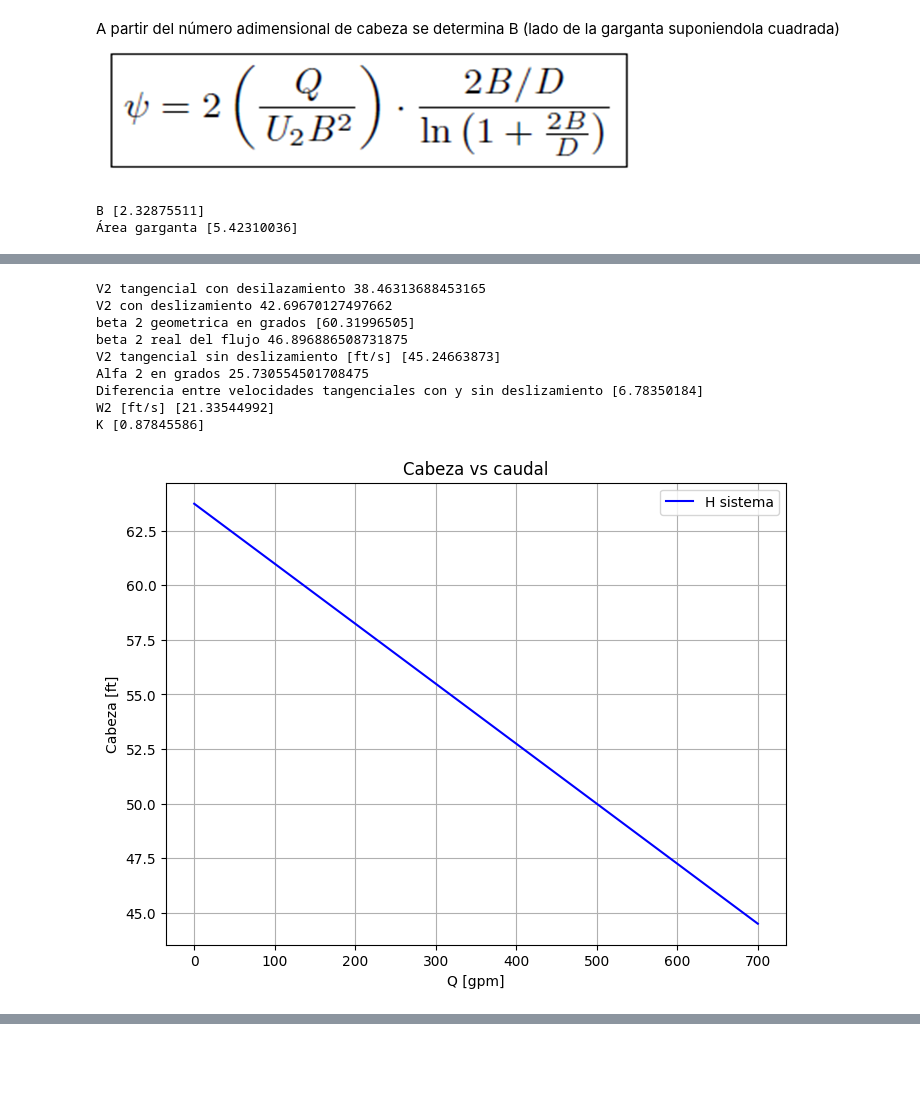
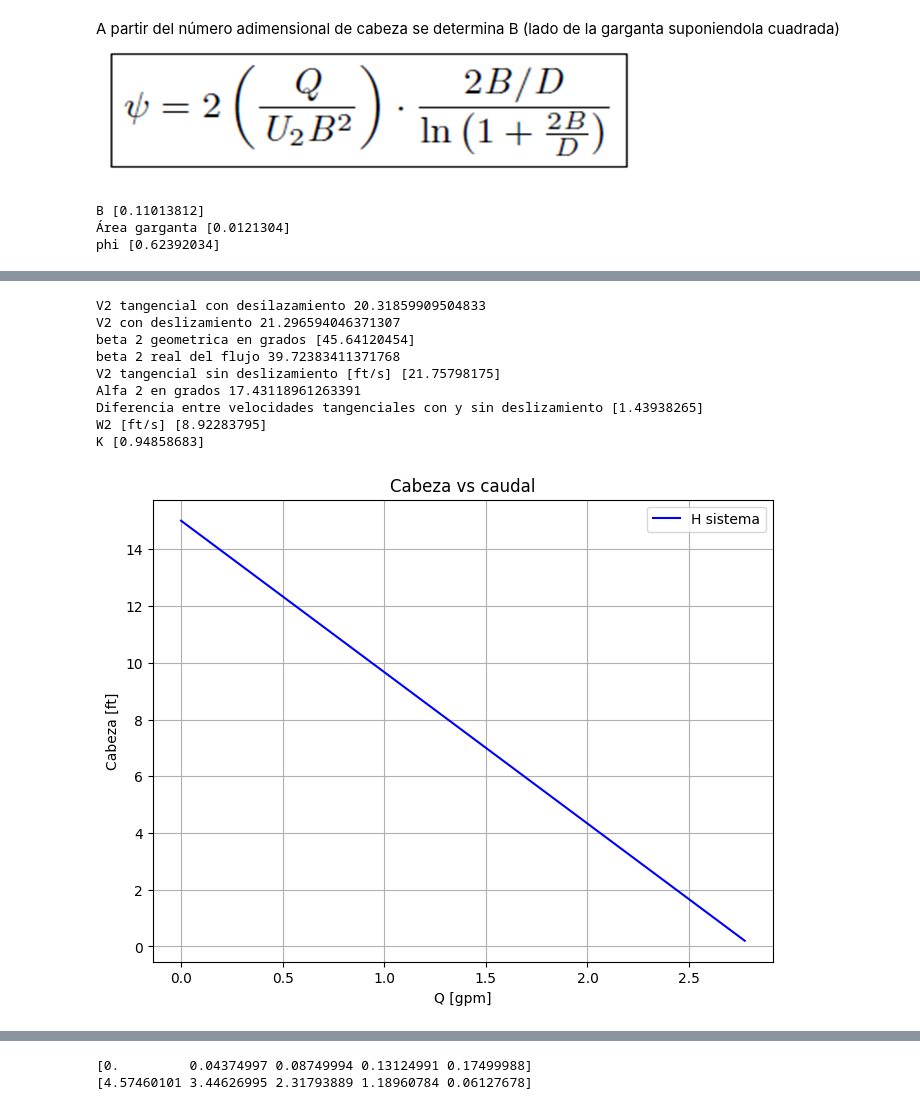
Before and after one commit to niardilav/Proyecto-Turbo, a Jupyter notebook: Ejemplo_diseño.ipynb, the cells around one changed output, grey strips where cells are left out. Cells and saved outputs as stored; diff of their text form; code cells hidden in the pictures; blank space fills up the shorter version.

Commit message:
Analisis casi listo de tuberias, hace faltan perdidas por accesorios, revisión de desempeño de bomba para datos reales

```diff
--- a/Ejemplo_diseño.ipynb
+++ b/Ejemplo_diseño.ipynb
@@ -88,7 +95,7 @@ Nsd 2140.572807004898
 Se usa el diagrama de eficiencia vs Nsd para estimar eta
 ![alt text](image.png)
 # %%
-eta = 0.75 #[Eficiencia de la bomba a partir del diagrama (Nsd y gpm)]
+eta = 0.65 #[Eficiencia de la bomba a partir del diagrama (Nsd y gpm)]
 
 #Número adimensional de cabeza psi
 
@@ -103,20 +110,21 @@ A partir del número adimensional de cabeza se determina B (lado de la garganta
 from scipy.optimize import fsolve
 
 f = lambda x: Psi - 2*(Q/(U2*(x/12)**2))*(2*x/D)/np.log(1+2*x/D)
-B = fsolve(f, 2) #Lado de la garganta suponiendo que es cuadrada
+B = fsolve(f, 1e-1) #Lado de la garganta suponiendo que es cuadrada
 print("B",B)
 A_gar = B**2 #[in^2]
 print("Área garganta",A_gar)
+phi=Q/(U2*(B/12)**2)
+print("phi",phi)
 # %% [output]
-B [2.32875511]
-Área garganta [5.42310036]
+B [0.11013812]
+Área garganta [0.0121304]
+phi [0.62392034]
 # %% [markdown]
 Se determina el factor Y
 ![image.png](attachment:image.png)
 # %%
 Y = 2.8
-
-
 
 V2_th_K = 32.2*H/(U2*eta)
 print("V2 tangencial con desilazamiento",V2_th_K)
@@ -132,41 +140,57 @@ print("beta 2 real del flujo",beta2_k)
 
 V2_th = U2 - V2_r/np.tan(beta2*np.pi/180)
 print("V2 tangencial sin deslizamiento [ft/s]",V2_th)
 
 alfa2 = np.atan(V2_r/V2_th_K)*180/np.pi
 print("Alfa 2 en grados",alfa2)
 
 dV_th = V2_th-V2_th_K
 print("Diferencia entre velocidades tangenciales con y sin deslizamiento",dV_th)
 
 W2 = V2_r/np.sin(beta2*np.pi/180)
 print("W2 [ft/s]",W2)
 
 K = 1 - dV_th/U2
 print("K",K)
 
-Q_graf_gpm = np.linspace(0,700,29)
+Q_graf_gpm = np.linspace(0,Q_gpm*4.2,5)
 Q_graf_ft3 = Q_graf_gpm*231/(60*12**3)
 H_graf = (eta*U2**2)/(2*32.2)*(2*K - 2*Q_graf_ft3/(np.pi*D*b2*U2*np.tan(beta2*np.pi/180)/144))
+
+Q_graf_lt_s = Q_graf_gpm*3.78541/60
+H_graf_m = H_graf/3.28084
+
 
 plt.figure(figsize=(8,6))
 plt.plot(Q_graf_gpm, H_graf, 'b-', label="H sistema")
 
 
 plt.xlabel("Q [gpm]")
 plt.ylabel("Cabeza [ft]")
 plt.title("Cabeza vs caudal")
 plt.legend()
 plt.grid(True)
 plt.show()
+
+plt.figure(figsize=(8,6))
+plt.plot(Q_graf_lt_s, H_graf_m, 'r-', label="H sistema")
+plt.xlabel("Q [L/s]")
+plt.ylabel("Cabeza [m]")
+plt.title("Cabeza vs caudal")
+plt.legend()
+plt.grid(True)
+plt.show()
+
+print(Q_graf_lt_s)
+print(H_graf_m)
 # %% [output]
-V2 tangencial con desilazamiento 38.46313688453165
-V2 con deslizamiento 42.69670127497662
-beta 2 geometrica en grados [60.31996505]
-beta 2 real del flujo 46.896886508731875
-V2 tangencial sin deslizamiento [ft/s] [45.24663873]
-Alfa 2 en grados 25.730554501708475
-Diferencia entre velocidades tangenciales con y sin deslizamiento [6.78350184]
-W2 [ft/s] [21.33544992]
-K [0.87845586]
+V2 tangencial con desilazamiento 20.31859909504833
+V2 con deslizamiento 21.296594046371307
+beta 2 geometrica en grados [45.64120454]
+beta 2 real del flujo 39.72383411371768
+V2 tangencial sin deslizamiento [ft/s] [21.75798175]
+Alfa 2 en grados 17.43118961263391
+Diferencia entre velocidades tangenciales con y sin deslizamiento [1.43938265]
+W2 [ft/s] [8.92283795]
+K [0.94858683]
-[figure, old version]
+[figure, new version]
@@ -172,0 +198,2 @@ K [0.87845586]
+[0.         0.04374997 0.08749994 0.13124991 0.17499988]
+[4.57460101 3.44626995 2.31793889 1.18960784 0.06127678]
```
Also changed, not shown: parts of 3 cells of this notebook, 1 other file.
